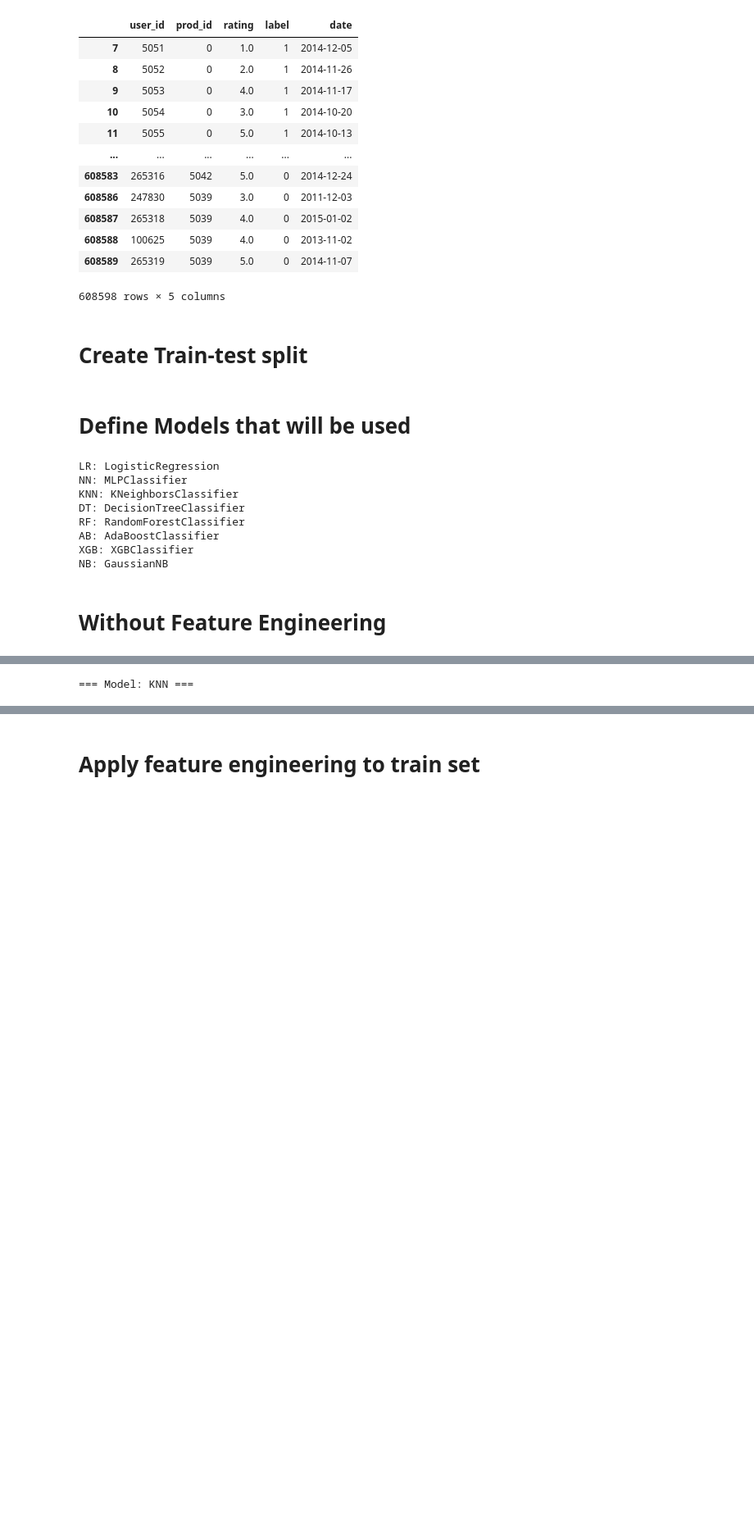
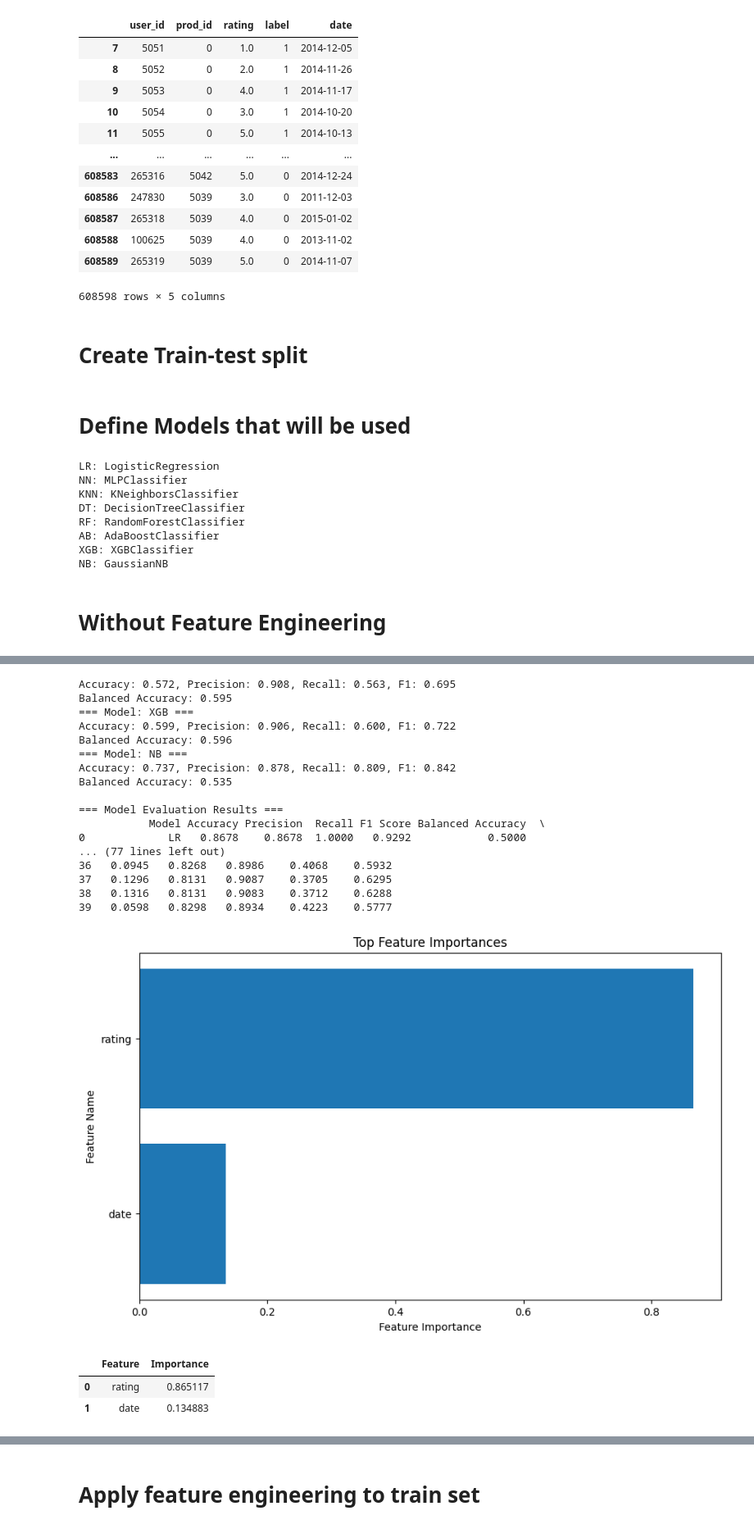
Before and after one commit to ngjocelyn/INF2008_YelpZip, a Jupyter notebook: 0z_contextual/b1_contextualmodel.ipynb, the cells around one changed output, grey strips where cells are left out. Shown at 82% size. Drawn from its saved outputs; the diff is of its cells as text; code cells hidden in the pictures; blank space fills up the shorter version.

```diff
--- a/0z_contextual/b1_contextualmodel.ipynb
+++ b/0z_contextual/b1_contextualmodel.ipynb
@@ -130,7 +130,6 @@ noFE_train = noFE_train.drop(columns=["user_id", "prod_id"])
 noFE_test = noFE_test.drop(columns=["user_id", "prod_id"])
 
 temp = noFE_train.copy() # used for feature importance labels
-
 noFE_train = scaler.fit_transform(noFE_train)
 noFE_test = scaler.transform(noFE_test)
 print(f"Before SMOTE: {noFE_train.shape}")
@@ -148,6 +147,7 @@ for name, model in models.items():
     recall = recall_score(y_test, y_pred, average='binary')
     f1 = f1_score(y_test, y_pred, average='binary')
     conf_matrix = confusion_matrix(y_test, y_pred)
+    print(f"Accuracy: {accuracy:.3f}, Precision: {precision:.3f}, Recall: {recall:.3f}, F1: {f1:.3f}")
 
     # Print results
     # print(f"Accuracy: {accuracy:.4f}")
@@ -166,6 +166,7 @@ for name, model in models.items():
     """
     # Balanced accuracy
     balanced_acc = balanced_accuracy_score(y_test, y_pred)
+    print(f"Balanced Accuracy: {balanced_acc:.3f}")
 
     # MCC
     mcc = matthews_corrcoef(y_test, y_pred)
@@ -191,7 +192,7 @@ for name, model in models.items():
     # print(f"PR-AUC for class 1: {pr_auc_1:.3f}")
 
     results.append({
-        "Model": name,
+        "Model": name + "_Sc_Sm",
         "Accuracy": f"{accuracy:.4f}",
         "Precision": f"{precision:.4f}",
         "Recall": f"{recall:.4f}",
@@ -242 +257,21 @@ After SMOTE: (739384, 2)
-=== Model: KNN ===
+Accuracy: 0.572, Precision: 0.908, Recall: 0.563, F1: 0.695
+Balanced Accuracy: 0.595
+=== Model: XGB ===
+Accuracy: 0.599, Precision: 0.906, Recall: 0.600, F1: 0.722
+Balanced Accuracy: 0.596
+=== Model: NB ===
+Accuracy: 0.737, Precision: 0.878, Recall: 0.809, F1: 0.842
+Balanced Accuracy: 0.535
+
+=== Model Evaluation Results ===
+           Model Accuracy Precision  Recall F1 Score Balanced Accuracy  \
+0             LR   0.8678    0.8678  1.0000   0.9292            0.5000
+... (77 lines left out)
+36   0.0945   0.8268   0.8986    0.4068    0.5932
+37   0.1296   0.8131   0.9087    0.3705    0.6295
+38   0.1316   0.8131   0.9083    0.3712    0.6288
+39   0.0598   0.8298   0.8934    0.4223    0.5777
+[figure, added]
+|  | Feature | Importance |
+| 0 | rating | 0.865117 |
+| 1 | date | 0.134883 |
```
Also changed, not shown: parts of 11 cells of this notebook, 2 other files.
